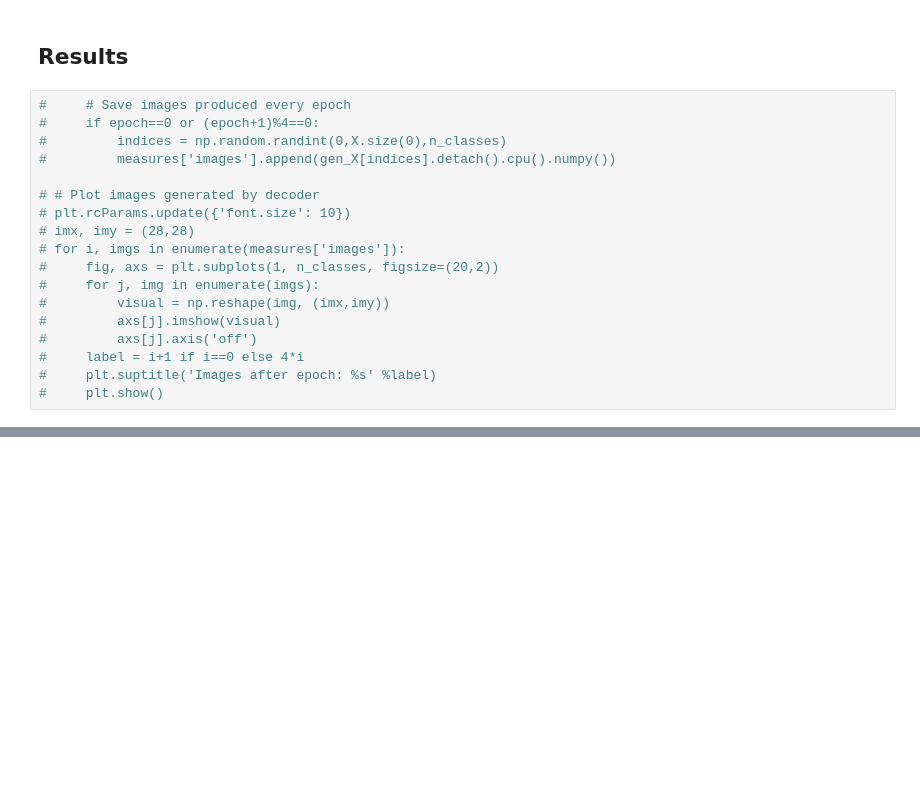
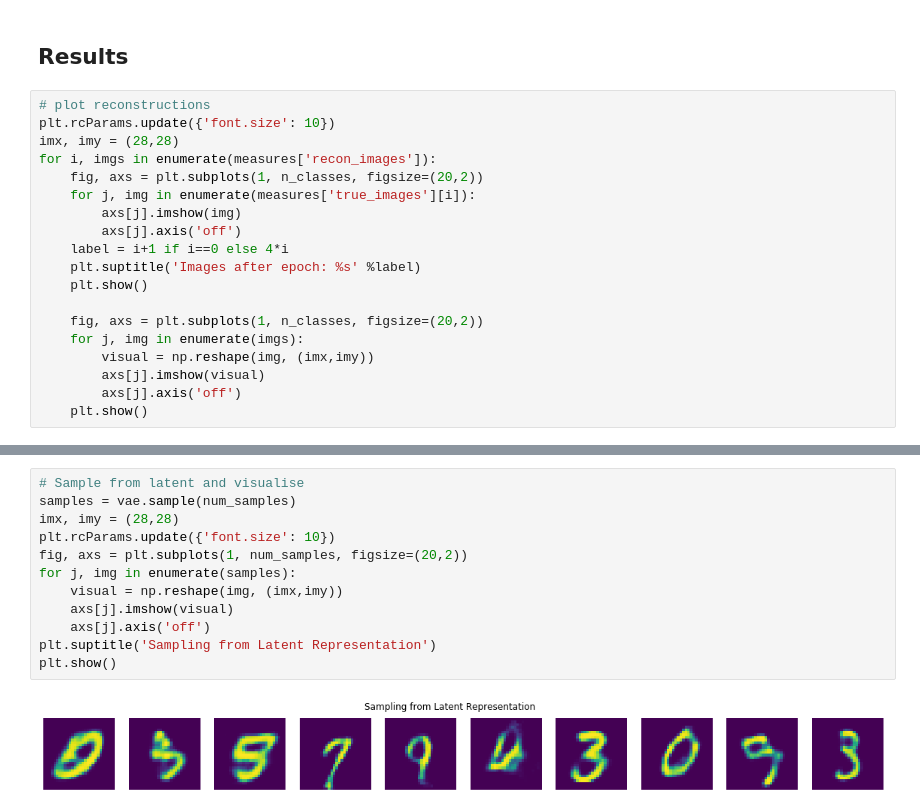
Before and after one commit to udeepam/vae, a Jupyter notebook: notebooks/vae.ipynb, the cells around one changed output, grey strips where cells are left out. Saved outputs shown, nothing was run; the diff lists cells and outputs as text; blank space fills up the shorter version.

```diff
--- a/notebooks/vae.ipynb
+++ b/notebooks/vae.ipynb
@@ -285,20 +321,21 @@ Total Time Taken: 6.4765 seconds
 # %% [markdown]
 ## Results
 # %%
-#     # Save images produced every epoch
-#     if epoch==0 or (epoch+1)%4==0:
-#         indices = np.random.randint(0,X.size(0),n_classes)
-#         measures['images'].append(gen_X[indices].detach().cpu().numpy())
+# plot reconstructions
+plt.rcParams.update({'font.size': 10})
+imx, imy = (28,28)
+for i, imgs in enumerate(measures['recon_images']):
+    fig, axs = plt.subplots(1, n_classes, figsize=(20,2))
+    for j, img in enumerate(measures['true_images'][i]):
+        axs[j].imshow(img)
+        axs[j].axis('off')
+    label = i+1 if i==0 else 4*i
+    plt.suptitle('Images after epoch: %s' %label)
+    plt.show()
 
-# # Plot images generated by decoder
-# plt.rcParams.update({'font.size': 10})
-# imx, imy = (28,28)
-# for i, imgs in enumerate(measures['images']):
-#     fig, axs = plt.subplots(1, n_classes, figsize=(20,2))
-#     for j, img in enumerate(imgs):
-#         visual = np.reshape(img, (imx,imy))
-#         axs[j].imshow(visual)
-#         axs[j].axis('off')
-#     label = i+1 if i==0 else 4*i
-#     plt.suptitle('Images after epoch: %s' %label)
-#     plt.show()
+    fig, axs = plt.subplots(1, n_classes, figsize=(20,2))
+    for j, img in enumerate(imgs):
+        visual = np.reshape(img, (imx,imy))
+        axs[j].imshow(visual)
+        axs[j].axis('off')
+    plt.show()
@@ -304,0 +356,14 @@ Total Time Taken: 6.4765 seconds
+# %%
+# Sample from latent and visualise
+samples = vae.sample(num_samples)
+imx, imy = (28,28)
+plt.rcParams.update({'font.size': 10})
+fig, axs = plt.subplots(1, num_samples, figsize=(20,2))
+for j, img in enumerate(samples):
+    visual = np.reshape(img, (imx,imy))
+    axs[j].imshow(visual)
+    axs[j].axis('off')
+plt.suptitle('Sampling from Latent Representation')
+plt.show()
+# %% [output]
+[figure, added]
```
Also changed, not shown: parts of 7 cells of this notebook.
